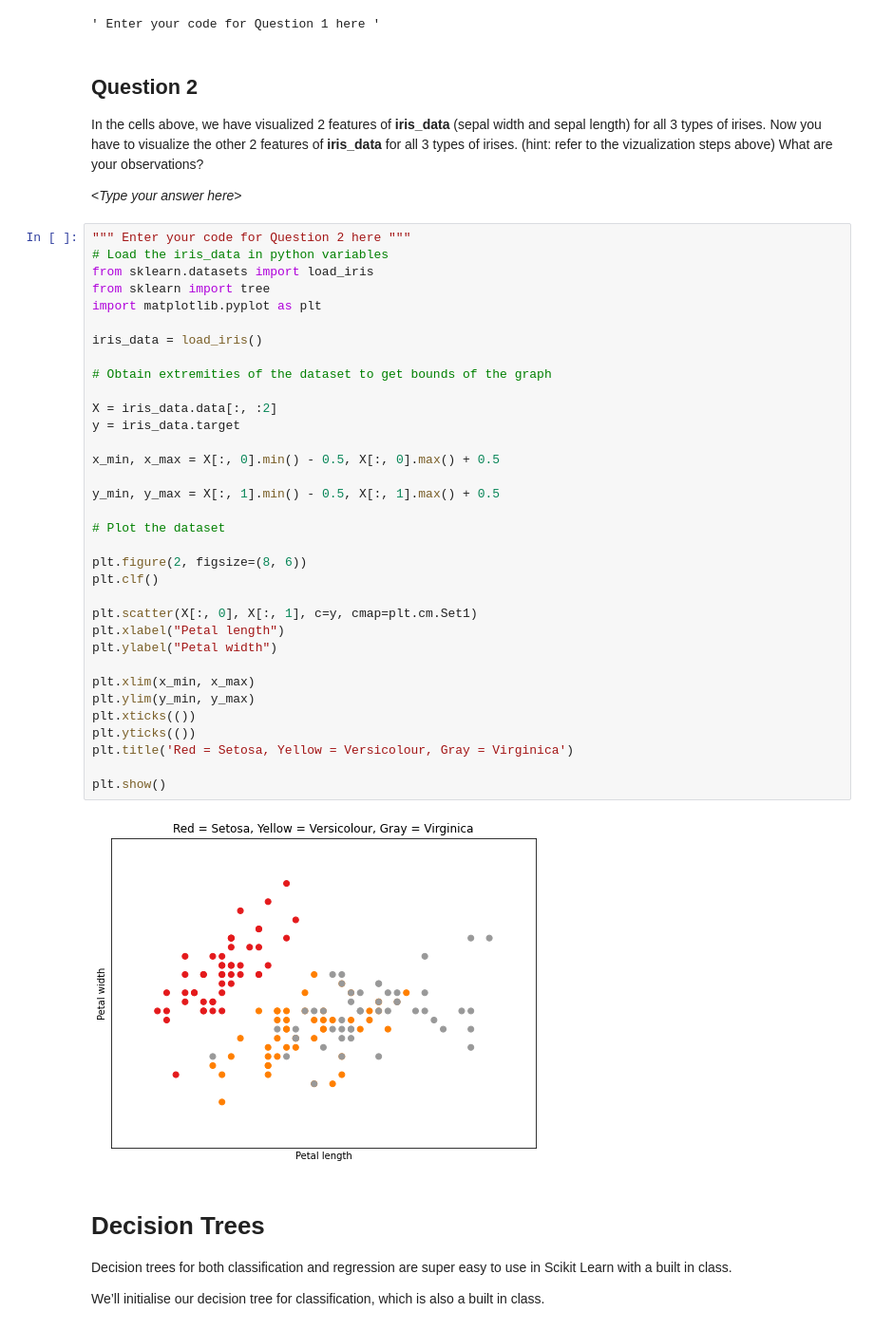
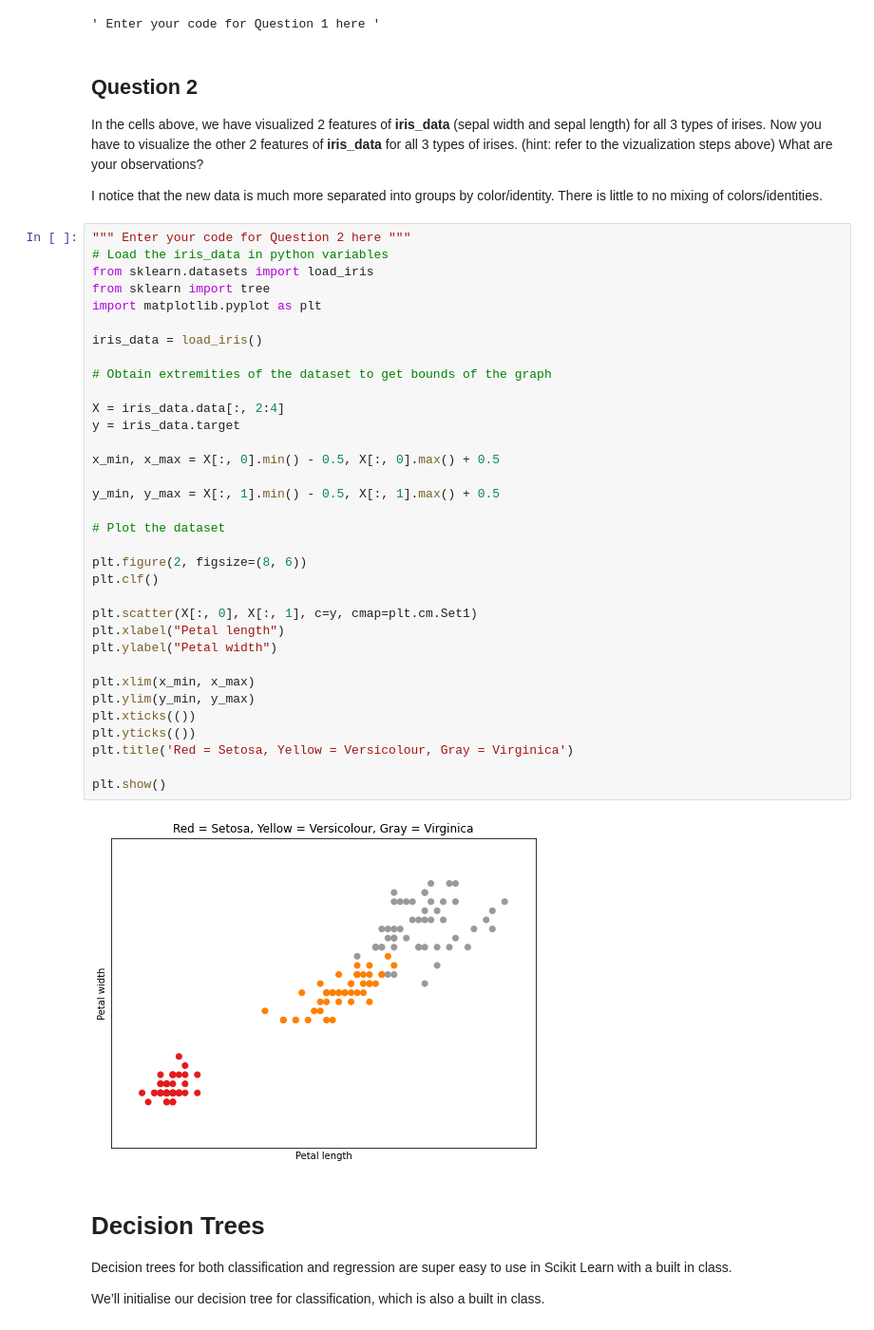
Before and after one commit to acbonilla1/Futuremakers2022, a Jupyter notebook: Copy_of_Day_2_Intro_to_Machine_Learning_SV.ipynb, the cells around one changed output. Shown at 95% size. Cells and saved outputs as stored; diff of their text form.

```diff
--- a/Copy_of_Day_2_Intro_to_Machine_Learning_SV.ipynb
+++ b/Copy_of_Day_2_Intro_to_Machine_Learning_SV.ipynb
@@ -123,7 +123,7 @@ Sepal width & Sepal length
 
 In the cells above, we have visualized 2 features of **iris_data** (sepal width and sepal length) for all 3 types of irises. Now you have to visualize the other 2 features of **iris_data** for all 3 types of irises. (hint: refer to the vizualization steps above) What are your observations?
 
-\<*Type your answer here*\>
+I notice that the new data is much more separated into groups by color/identity. There is little to no mixing of colors/identities.
 # %%
 """ Enter your code for Question 2 here """
 # Load the iris_data in python variables
@@ -131,35 +131,35 @@ from sklearn.datasets import load_iris
 from sklearn import tree
 import matplotlib.pyplot as plt
 
 iris_data = load_iris()
 
 # Obtain extremities of the dataset to get bounds of the graph
 
-X = iris_data.data[:, :2]
+X = iris_data.data[:, 2:4]
 y = iris_data.target
 
 x_min, x_max = X[:, 0].min() - 0.5, X[:, 0].max() + 0.5
 
 y_min, y_max = X[:, 1].min() - 0.5, X[:, 1].max() + 0.5
 
 # Plot the dataset
 
 plt.figure(2, figsize=(8, 6))
 plt.clf()
 
 plt.scatter(X[:, 0], X[:, 1], c=y, cmap=plt.cm.Set1)
 plt.xlabel("Petal length")
 plt.ylabel("Petal width")
 
 plt.xlim(x_min, x_max)
 plt.ylim(y_min, y_max)
 plt.xticks(())
 plt.yticks(())
 plt.title('Red = Setosa, Yellow = Versicolour, Gray = Virginica')
 
 plt.show()
 # %% [output]
-[figure, old version]
+[figure, new version]
 # %% [markdown]
 # Decision Trees
 
```
